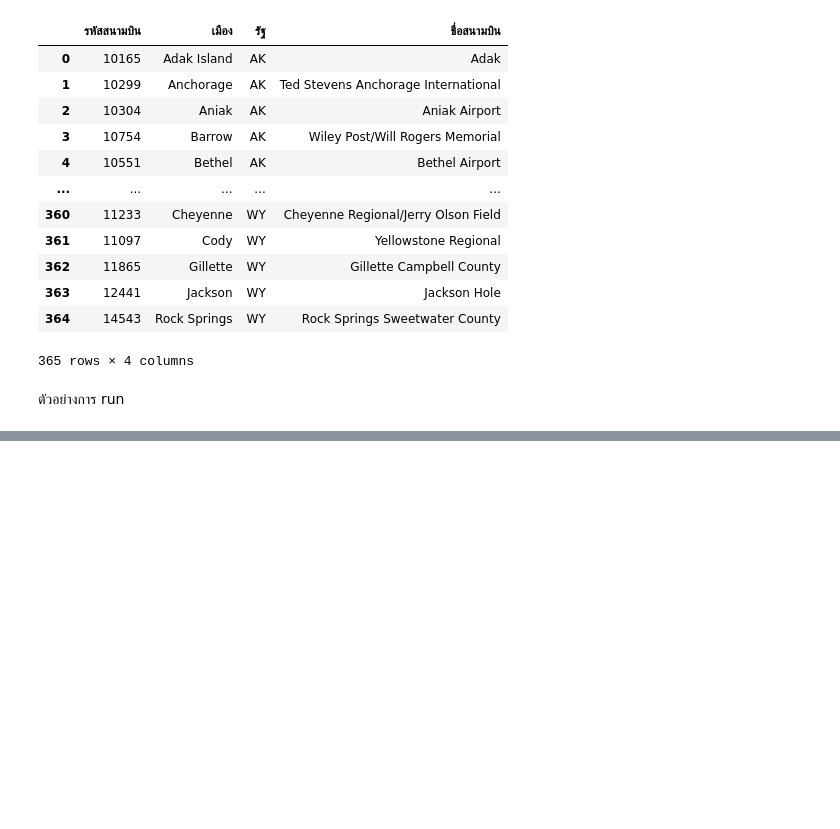
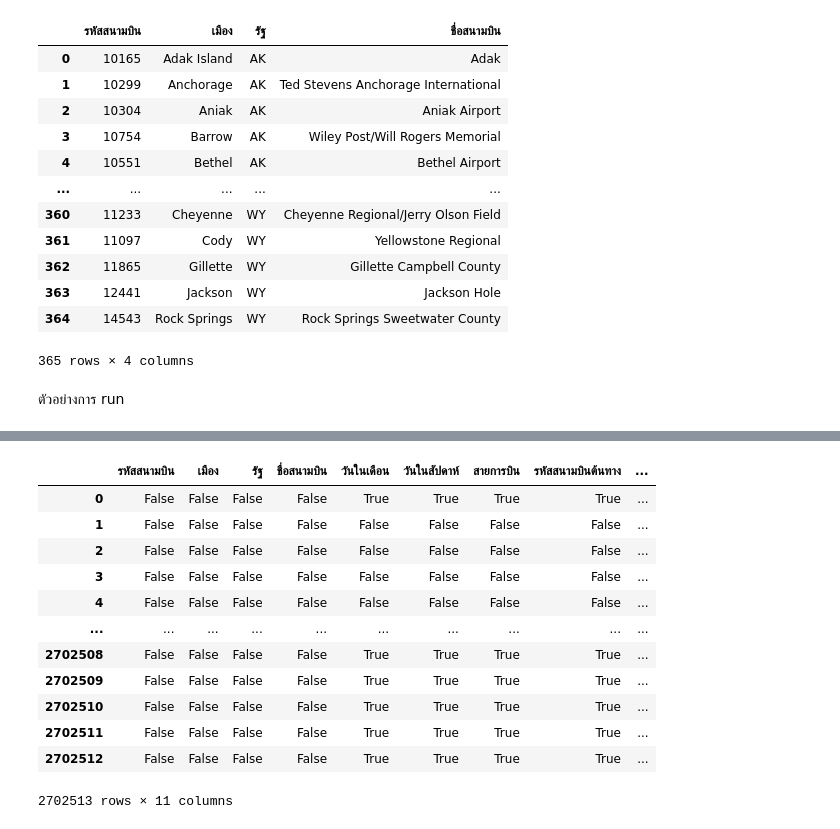
Before and after one commit to 623020514-5/DWDM21, a Jupyter notebook: MiniExam.ipynb, the cells around one changed output, grey strips where cells are left out. Drawn from its saved outputs; the diff is of its cells as text; code cells hidden in the pictures; blank space fills up the shorter version.

```diff
--- a/MiniExam.ipynb
+++ b/MiniExam.ipynb
@@ -70,0 +100,16 @@ gen_exams('62123456-9')
+# %%
+merged_table.isnull() #ดูว่าข้อมูลส่วนไหนที่เป็นช่องว่างบ้าง แต่จะไม่ค่อยช่วย
+# %% [output]
+|  | รหัสสนามบิน | เมือง | รัฐ | ชื่อสนามบิน | วันในเดือน | วันในสัปดาห์ | สายการบิน | รหัสสนามบินต้นทาง | ... |
+| 0 | False | False | False | False | True | True | True | True | ... |
+| 1 | False | False | False | False | False | False | False | False | ... |
+| 2 | False | False | False | False | False | False | False | False | ... |
+| 3 | False | False | False | False | False | False | False | False | ... |
+| 4 | False | False | False | False | False | False | False | False | ... |
+| ... | ... | ... | ... | ... | ... | ... | ... | ... | ... |
+| 2702508 | False | False | False | False | True | True | True | True | ... |
+| 2702509 | False | False | False | False | True | True | True | True | ... |
+| 2702510 | False | False | False | False | True | True | True | True | ... |
+| 2702511 | False | False | False | False | True | True | True | True | ... |
+| 2702512 | False | False | False | False | True | True | True | True | ... |
+2702513 rows × 11 columns
```
Also changed, not shown: parts of 47 cells of this notebook.
